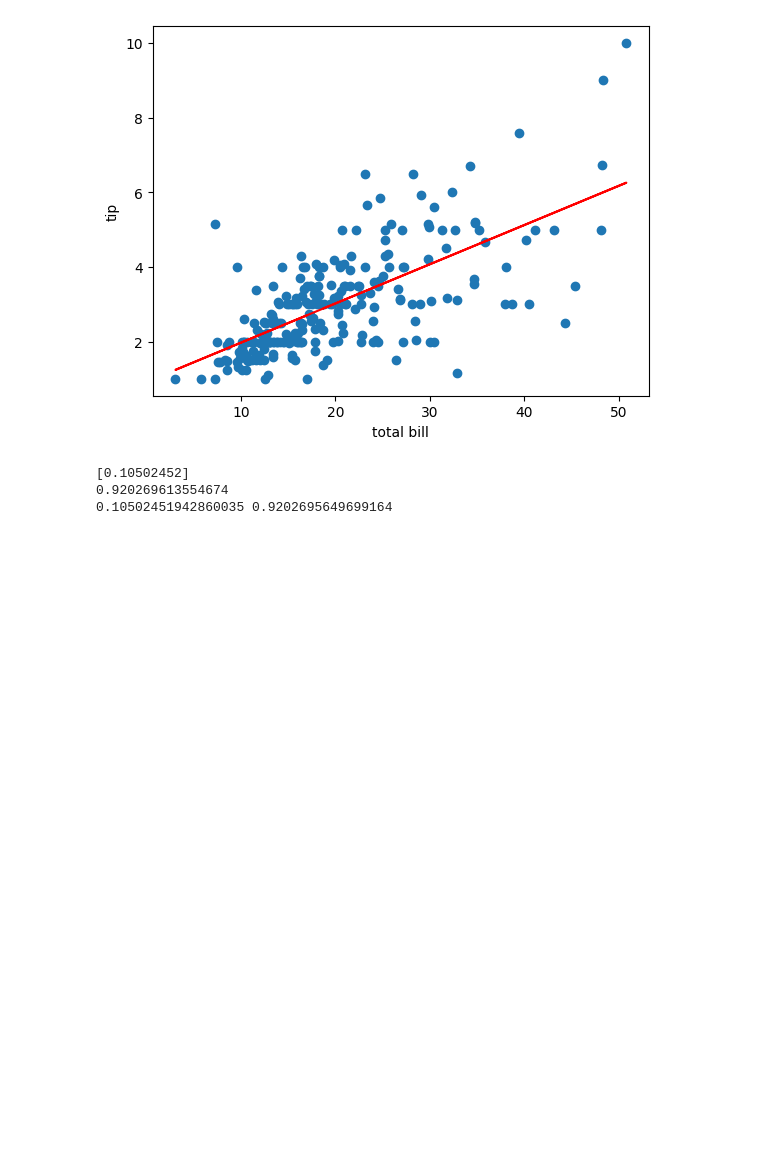
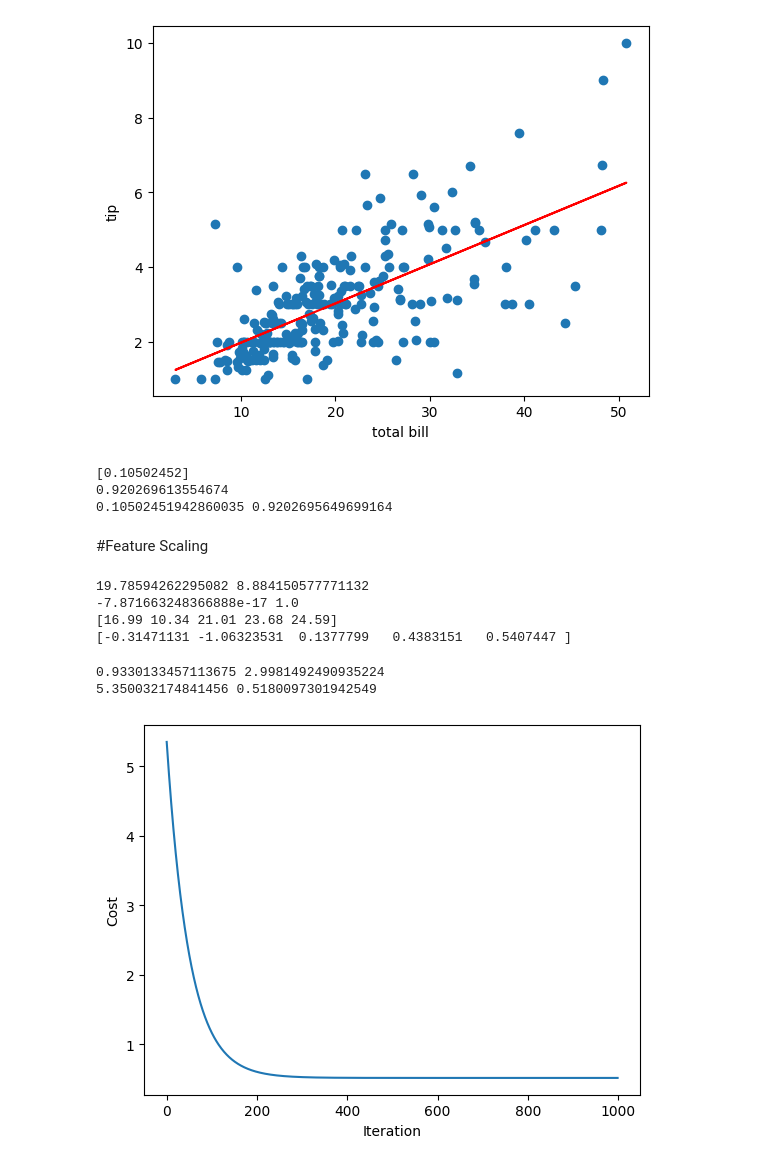
Before and after one commit to swatiagar8906-hash/linear-regression, a Jupyter notebook: linear_regression.ipynb, the cells around one changed output. Cells and saved outputs as stored; diff of their text form; code cells hidden in the pictures; blank space fills up the shorter version.

Commit message:
feature scaling and updated README

```diff
--- a/linear_regression.ipynb
+++ b/linear_regression.ipynb
@@ -177,3 +177,31 @@ print(w,b)
 [0.10502452]
 0.920269613554674
 0.10502451942860035 0.9202695649699164
+# %% [markdown]
+#Feature Scaling
+# %%
+X_scaled = (X - X.mean()) / X.std()
+
+print(X.mean(), X.std())
+print(X_scaled.mean(), X_scaled.std())
+print(X[:5])
+print(X_scaled[:5])
+# %% [output]
+19.78594262295082 8.884150577771132
+-7.871663248366888e-17 1.0
+[16.99 10.34 21.01 23.68 24.59]
+[-0.31471131 -1.06323531  0.1377799   0.4383151   0.5407447 ]
+# %%
+w_s, b_s, costs_s = gradient_descent(X_scaled, y, 0, 0, 0.01, 1000)
+print(w_s, b_s)
+print(costs_s[0], costs_s[-1])
+# %% [output]
+0.9330133457113675 2.9981492490935224
+5.350032174841456 0.5180097301942549
+# %%
+plt.plot(costs_s)
+plt.xlabel("Iteration")
+plt.ylabel("Cost")
+plt.show()
+# %% [output]
+[figure, added]
```
Also changed, not shown: parts of 3 cells of this notebook, 1 other file.
